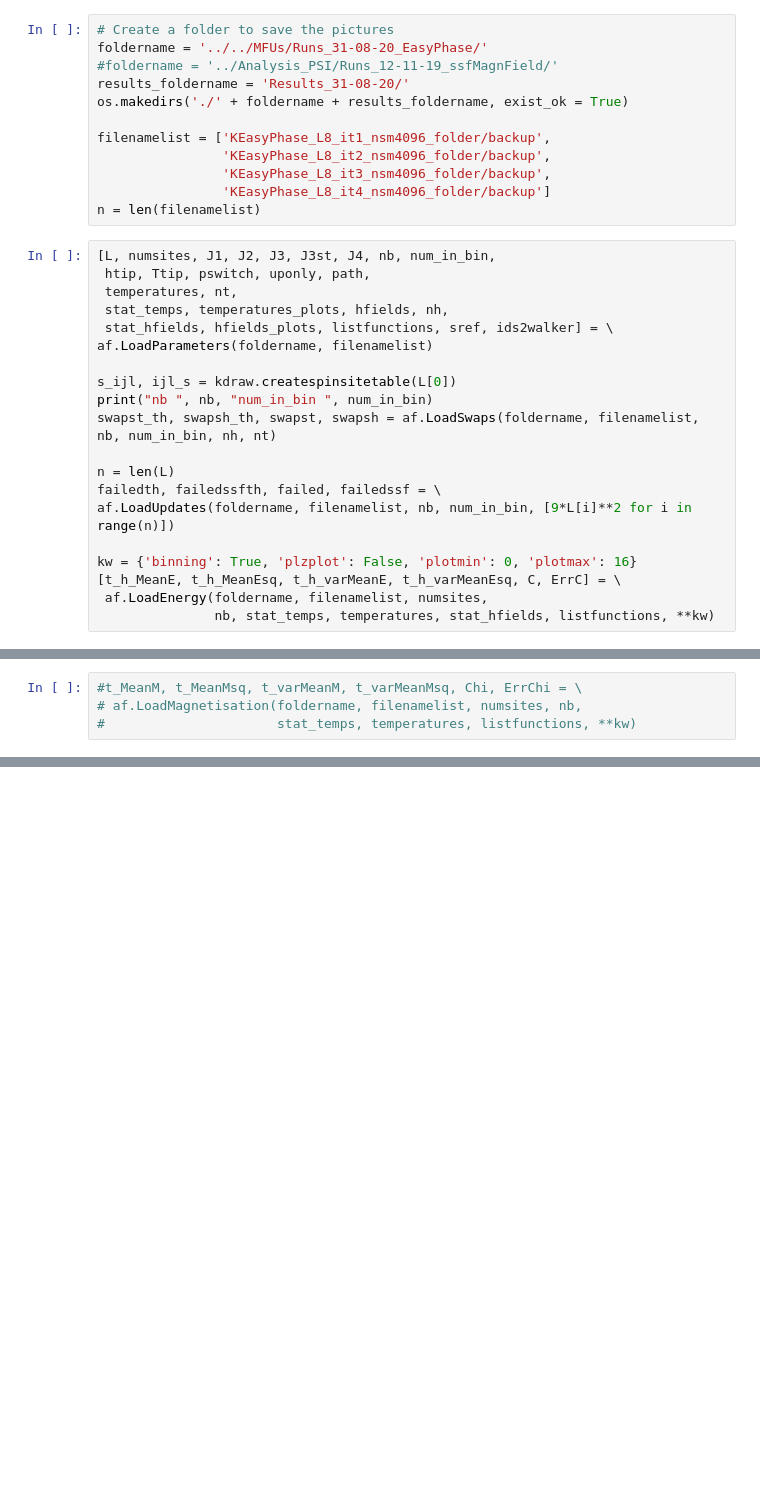
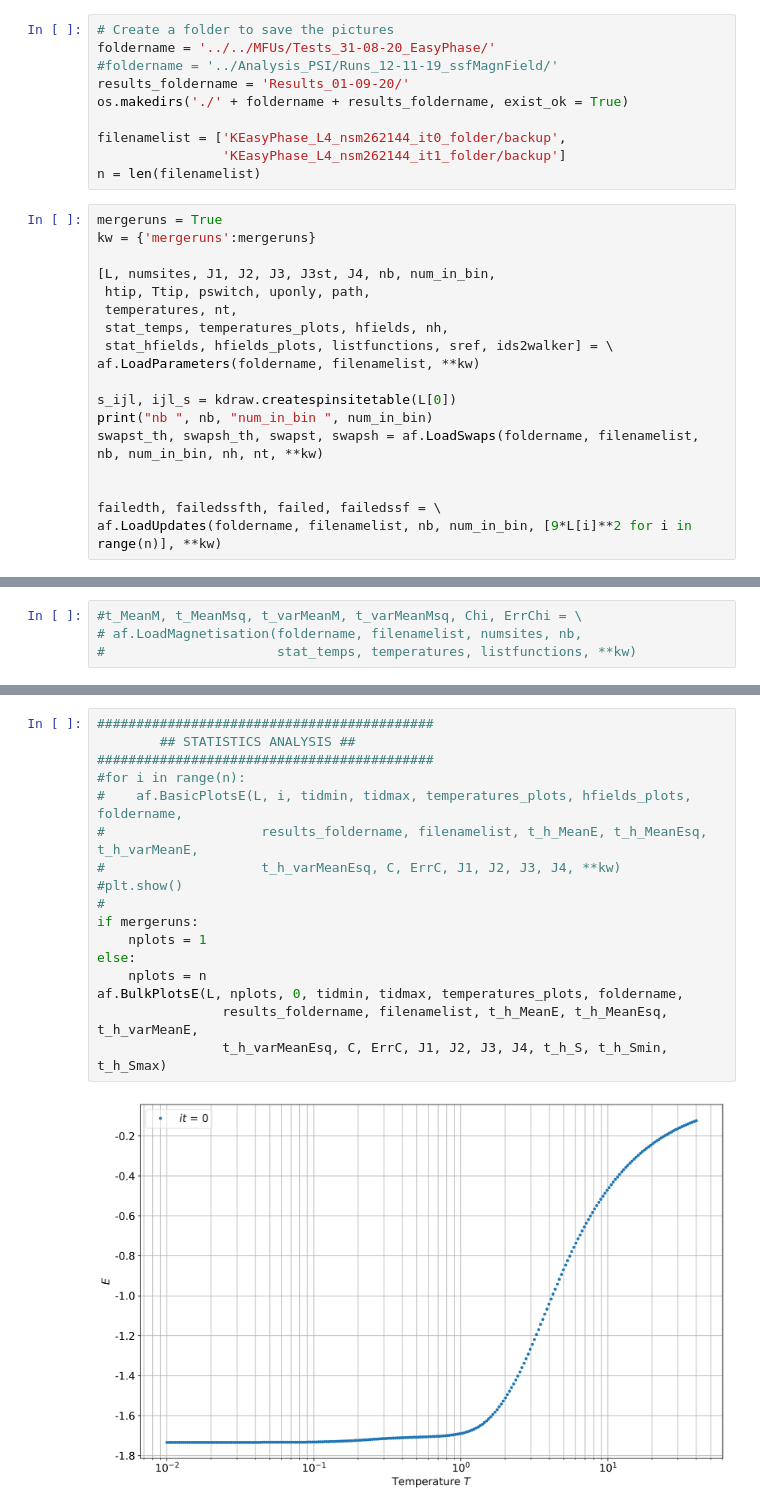
Before and after one commit to jeannecolbois/myopic-dual-worm, a Jupyter notebook: dualworm-kagome/AnalysisCode_KJ1J2J3/AnalysisEasyPhase_FullGsEntropy.ipynb, the cells around one changed output, grey strips where cells are left out. Drawn from its saved outputs; the diff is of its cells as text; blank space fills up the shorter version.

Commit message:
Improved analysis to be able to make an average over runs to improve the statistics and so on

```diff
--- a/dualworm-kagome/AnalysisCode_KJ1J2J3/AnalysisEasyPhase_FullGsEntropy.ipynb
+++ b/dualworm-kagome/AnalysisCode_KJ1J2J3/AnalysisEasyPhase_FullGsEntropy.ipynb
@@ -29,33 +29,29 @@ matplotlib.rcParams['axes.unicode_minus'] = False
 matplotlib.rcParams.update({'font.size': 14, 'pgf.texsystem':'pdflatex'})
 # %%
 # Create a folder to save the pictures
-foldername = '../../MFUs/Runs_31-08-20_EasyPhase/'
+foldername = '../../MFUs/Tests_31-08-20_EasyPhase/'
 #foldername = '../Analysis_PSI/Runs_12-11-19_ssfMagnField/'
-results_foldername = 'Results_31-08-20/'
+results_foldername = 'Results_01-09-20/'
 os.makedirs('./' + foldername + results_foldername, exist_ok = True)
 
-filenamelist = ['KEasyPhase_L8_it1_nsm4096_folder/backup',
-                'KEasyPhase_L8_it2_nsm4096_folder/backup',
-                'KEasyPhase_L8_it3_nsm4096_folder/backup',
-                'KEasyPhase_L8_it4_nsm4096_folder/backup']
+filenamelist = ['KEasyPhase_L4_nsm262144_it0_folder/backup',
+                'KEasyPhase_L4_nsm262144_it1_folder/backup']
 n = len(filenamelist)
 # %%
+mergeruns = True
+kw = {'mergeruns':mergeruns}
+
 [L, numsites, J1, J2, J3, J3st, J4, nb, num_in_bin,
  htip, Ttip, pswitch, uponly, path,
  temperatures, nt,
  stat_temps, temperatures_plots, hfields, nh,
  stat_hfields, hfields_plots, listfunctions, sref, ids2walker] = \
-af.LoadParameters(foldername, filenamelist)
+af.LoadParameters(foldername, filenamelist, **kw)
 
 s_ijl, ijl_s = kdraw.createspinsitetable(L[0])
 print("nb ", nb, "num_in_bin ", num_in_bin)
-swapst_th, swapsh_th, swapst, swapsh = af.LoadSwaps(foldername, filenamelist, nb, num_in_bin, nh, nt)
+swapst_th, swapsh_th, swapst, swapsh = af.LoadSwaps(foldername, filenamelist, nb, num_in_bin, nh, nt, **kw)
 
-n = len(L)
+
 failedth, failedssfth, failed, failedssf = \
-af.LoadUpdates(foldername, filenamelist, nb, num_in_bin, [9*L[i]**2 for i in range(n)])
-
-kw = {'binning': True, 'plzplot': False, 'plotmin': 0, 'plotmax': 16}
-[t_h_MeanE, t_h_MeanEsq, t_h_varMeanE, t_h_varMeanEsq, C, ErrC] = \
- af.LoadEnergy(foldername, filenamelist, numsites,
-               nb, stat_temps, temperatures, stat_hfields, listfunctions, **kw)
+af.LoadUpdates(foldername, filenamelist, nb, num_in_bin, [9*L[i]**2 for i in range(n)], **kw)
@@ -252,0 +147,19 @@ plt.legend(loc= 'best', framealpha=0.5)
+# %%
+###########################################
+        ## STATISTICS ANALYSIS ##
+###########################################
+#for i in range(n):
+#    af.BasicPlotsE(L, i, tidmin, tidmax, temperatures_plots, hfields_plots, foldername,
+#                    results_foldername, filenamelist, t_h_MeanE, t_h_MeanEsq, t_h_varMeanE,
+#                    t_h_varMeanEsq, C, ErrC, J1, J2, J3, J4, **kw)
+#plt.show()
+#
+if mergeruns:
+    nplots = 1
+else:
+    nplots = n
+af.BulkPlotsE(L, nplots, 0, tidmin, tidmax, temperatures_plots, foldername,
+                results_foldername, filenamelist, t_h_MeanE, t_h_MeanEsq, t_h_varMeanE,
+                t_h_varMeanEsq, C, ErrC, J1, J2, J3, J4, t_h_S, t_h_Smin, t_h_Smax)
+# %% [output]
+[figure, added]
```
Also changed, not shown: parts of 15 cells of this notebook, 2 other files.
